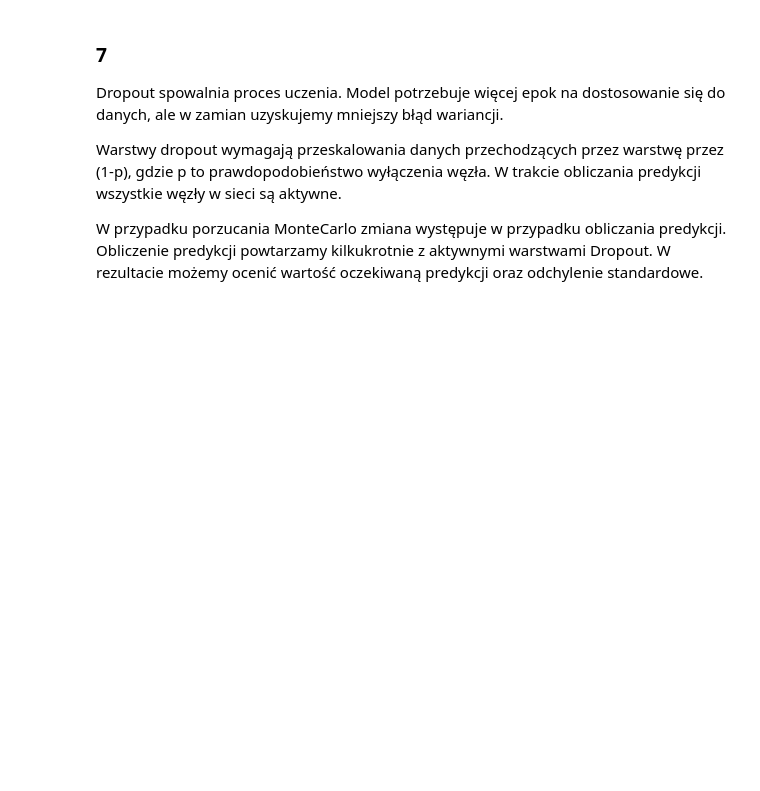
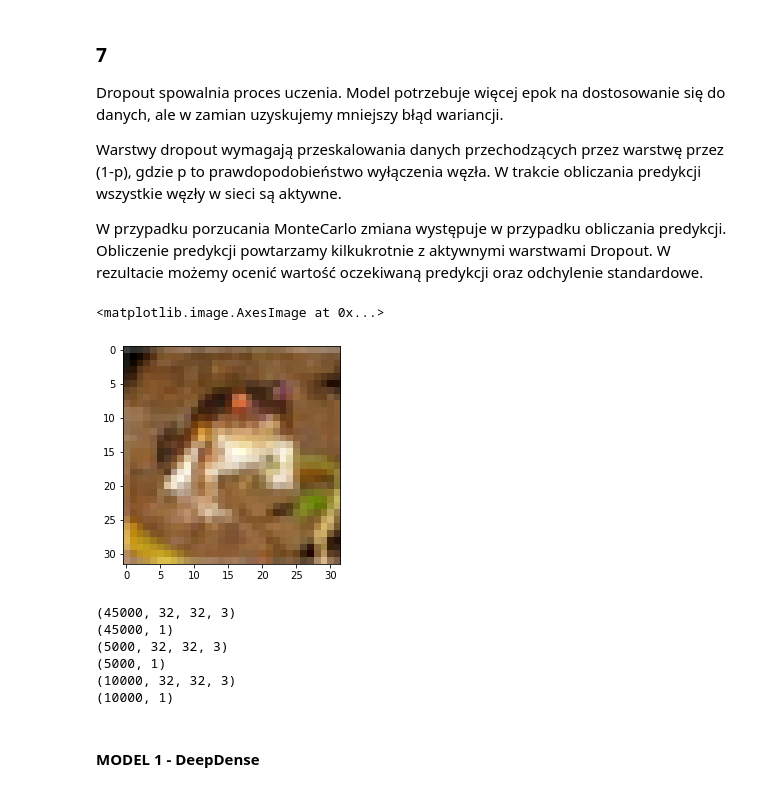
Before and after one commit to WilyLynx/handson-ml2, a Jupyter notebook: my_solutions/Chapter_11.ipynb, the cells around one changed output. Drawn from its saved outputs; the diff is of its cells as text; code cells hidden in the pictures; blank space fills up the shorter version.

```diff
--- a/my_solutions/Chapter_11.ipynb
+++ b/my_solutions/Chapter_11.ipynb
@@ -40,0 +57,17 @@ W przypadku porzucania MonteCarlo zmiana występuje w przypadku obliczania predy
+# %%
+(X_train, y_train), (X_test, y_test) = cifar10.load_data()
+plt.imshow(X_train[0], cmap='binary')
+# %% [output]
+<matplotlib.image.AxesImage at 0x...>
+[figure, added]
+# %%
+X_train, X_val, y_train, y_val = train_test_split(X_train, y_train, test_size=5_000)
+for s in [X_train, y_train, X_val, y_val, X_test, y_test]:
+    print(s.shape)
+# %% [output]
+(45000, 32, 32, 3)
+(45000, 1)
+(5000, 32, 32, 3)
+(5000, 1)
+(10000, 32, 32, 3)
+(10000, 1)
@@ -40,0 +86,2 @@ W przypadku porzucania MonteCarlo zmiana występuje w przypadku obliczania predy
+# %% [markdown]
+#### MODEL 1 - DeepDense
```
Also changed, not shown: parts of 17 cells of this notebook.
